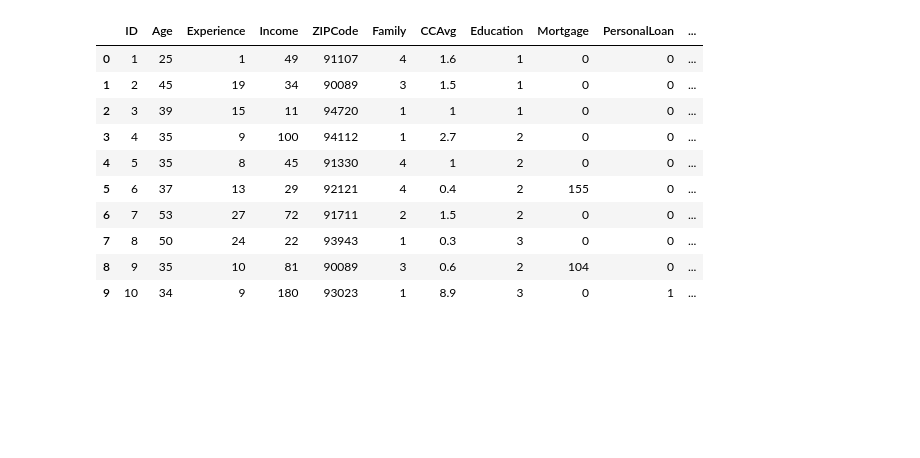
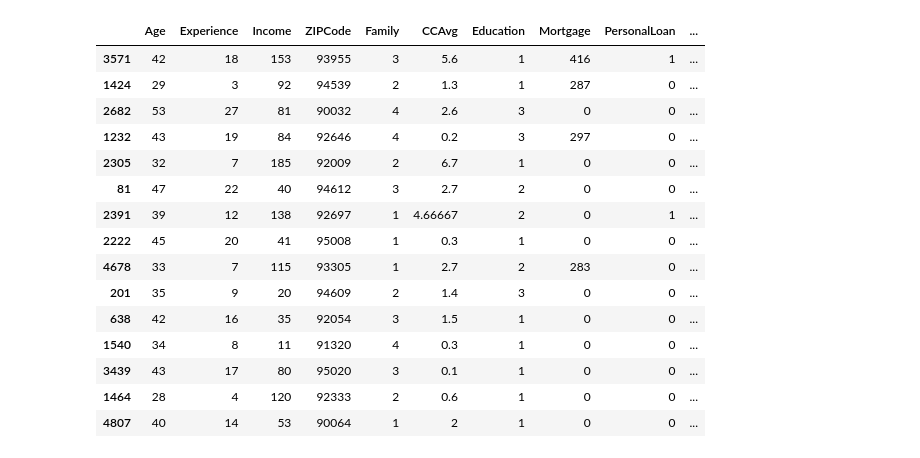
Before and after one commit to shekhar-shanky/MiniProject_SLE, a Jupyter notebook: python_code/Group 5_PGPBDA.B.AUG16_SLE_MiniPro.ipynb, the cells around one changed output. Cells and saved outputs as stored; diff of their text form; code cells hidden in the pictures; blank space fills up the shorter version.

```diff
--- a/python_code/Group 5_PGPBDA.B.AUG16_SLE_MiniPro.ipynb
+++ b/python_code/Group 5_PGPBDA.B.AUG16_SLE_MiniPro.ipynb
@@ -75,16 +82,22 @@ def highlight_zero(s):
     is_zero = s <= 0
     return ['background-color: pink; color: red' if v else '' for v in is_zero]
-# %%
-df.head(10).style.apply(highlight_zero)
-# %% [output]
-|  | ID | Age | Experience | Income | ZIPCode | Family | CCAvg | Education | Mortgage | PersonalLoan | ... |
-| 0 | 1 | 25 | 1 | 49 | 91107 | 4 | 1.6 | 1 | 0 | 0 | ... |
-| 1 | 2 | 45 | 19 | 34 | 90089 | 3 | 1.5 | 1 | 0 | 0 | ... |
-| 2 | 3 | 39 | 15 | 11 | 94720 | 1 | 1 | 1 | 0 | 0 | ... |
-| 3 | 4 | 35 | 9 | 100 | 94112 | 1 | 2.7 | 2 | 0 | 0 | ... |
-| 4 | 5 | 35 | 8 | 45 | 91330 | 4 | 1 | 2 | 0 | 0 | ... |
-| 5 | 6 | 37 | 13 | 29 | 92121 | 4 | 0.4 | 2 | 155 | 0 | ... |
-| 6 | 7 | 53 | 27 | 72 | 91711 | 2 | 1.5 | 2 | 0 | 0 | ... |
-| 7 | 8 | 50 | 24 | 22 | 93943 | 1 | 0.3 | 3 | 0 | 0 | ... |
-| 8 | 9 | 35 | 10 | 81 | 90089 | 3 | 0.6 | 2 | 104 | 0 | ... |
-| 9 | 10 | 34 | 9 | 180 | 93023 | 1 | 8.9 | 3 | 0 | 1 | ... |
+# %%
+#looking at some sample records from the dataframe
+df.sample(15).style.apply(highlight_zeros)
+# %% [output]
+|  | Age | Experience | Income | ZIPCode | Family | CCAvg | Education | Mortgage | PersonalLoan | ... |
+| 3571 | 42 | 18 | 153 | 93955 | 3 | 5.6 | 1 | 416 | 1 | ... |
+| 1424 | 29 | 3 | 92 | 94539 | 2 | 1.3 | 1 | 287 | 0 | ... |
+| 2682 | 53 | 27 | 81 | 90032 | 4 | 2.6 | 3 | 0 | 0 | ... |
+| 1232 | 43 | 19 | 84 | 92646 | 4 | 0.2 | 3 | 297 | 0 | ... |
+| 2305 | 32 | 7 | 185 | 92009 | 2 | 6.7 | 1 | 0 | 0 | ... |
+| 81 | 47 | 22 | 40 | 94612 | 3 | 2.7 | 2 | 0 | 0 | ... |
+| 2391 | 39 | 12 | 138 | 92697 | 1 | 4.66667 | 2 | 0 | 1 | ... |
+| 2222 | 45 | 20 | 41 | 95008 | 1 | 0.3 | 1 | 0 | 0 | ... |
+| 4678 | 33 | 7 | 115 | 93305 | 1 | 2.7 | 2 | 283 | 0 | ... |
+| 201 | 35 | 9 | 20 | 94609 | 2 | 1.4 | 3 | 0 | 0 | ... |
+| 638 | 42 | 16 | 35 | 92054 | 3 | 1.5 | 1 | 0 | 0 | ... |
+| 1540 | 34 | 8 | 11 | 91320 | 4 | 0.3 | 1 | 0 | 0 | ... |
+| 3439 | 43 | 17 | 80 | 95020 | 3 | 0.1 | 1 | 0 | 0 | ... |
+| 1464 | 28 | 4 | 120 | 92333 | 2 | 0.6 | 1 | 0 | 0 | ... |
+| 4807 | 40 | 14 | 53 | 90064 | 1 | 2 | 1 | 0 | 0 | ... |
```
Also changed, not shown: parts of 27 cells of this notebook.
